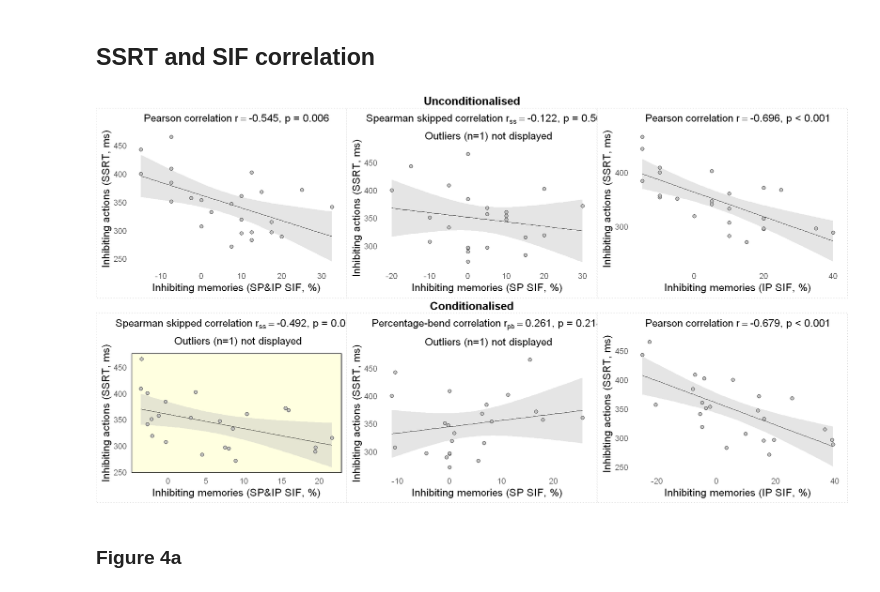
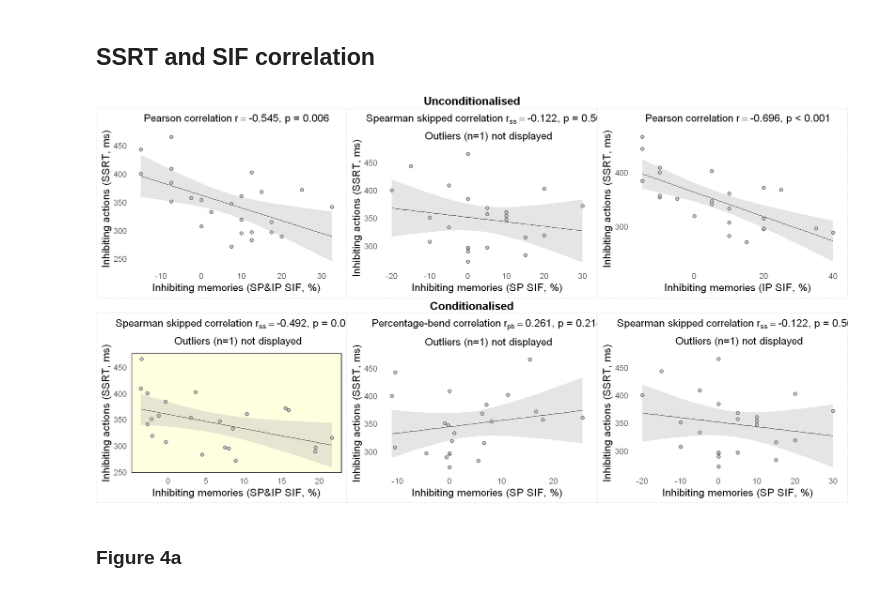
Before and after one commit to dcdace/Domain-general, a Jupyter notebook: Analysis_Notebook_14.ipynb, the cells around one changed output. Cells and saved outputs as stored; diff of their text form; code cells hidden in the pictures.

```diff
--- a/Analysis_Notebook_14.ipynb
+++ b/Analysis_Notebook_14.ipynb
@@ -782,37 +787,37 @@ grid.arrange(
     plotCorrelation(dataTNT$spipSIFu,SSRT,"Inhibiting memories (SP&IP SIF, %)",
                     "Inhibiting actions (SSRT, ms)",
                     doCorrelation(dataTNT$spipSIFu, SSRT, u_spipOutliers),
                     1.8, 11, u_spipOutliers),
     plotCorrelation(dataTNT$spSIFu,SSRT,"Inhibiting memories (SP SIF, %)",
                     "Inhibiting actions (SSRT, ms)",
                     doCorrelation(dataTNT$spSIFu, SSRT, u_spOutliers),
                     1.8, 11, u_spOutliers),
     plotCorrelation(dataTNT$ipSIFu,SSRT,"Inhibiting memories (IP SIF, %)",
                     "Inhibiting actions (SSRT, ms)",
                     doCorrelation(dataTNT$ipSIFu, SSRT, u_ipOutliers),
                     1.8, 11, u_ipOutliers),
     top = textGrob("Unconditionalised", gp=gpar(fontface="bold")),
     nrow = 1),
 
   arrangeGrob(
     plotCorrelation(dataTNT$spipSIFc,SSRT,"Inhibiting memories (SP&IP SIF, %)",
                     "Inhibiting actions (SSRT, ms)",
                     doCorrelation(dataTNT$spipSIFc, SSRT, c_spipOutliers),
                     1.8, 11, c_spipOutliers) +
       theme(panel.background = element_rect(fill = "lightyellow")),
     plotCorrelation(dataTNT$spSIFc,SSRT,"Inhibiting memories (SP SIF, %)",
                     "Inhibiting actions (SSRT, ms)",
                     doCorrelation(dataTNT$spSIFc, SSRT, c_spOutliers),
                     1.8, 11, u_spOutliers),
-    plotCorrelation(dataTNT$ipSIFc,SSRT,"Inhibiting memories (IP SIF, %)",
+    plotCorrelation(dataTNT$spSIFu,SSRT,"Inhibiting memories (SP SIF, %)",
                     "Inhibiting actions (SSRT, ms)",
-                    doCorrelation(dataTNT$ipSIFc, SSRT, c_ipOutliers),
-                    1.8, 11, u_ipOutliers),
+                    doCorrelation(dataTNT$spSIFu, SSRT, u_spOutliers),
+                    1.8, 11, u_spOutliers),
     top = textGrob("Conditionalised", gp=gpar(fontface="bold")),
     nrow = 1)
 )
 # %% [output]
-[figure, old version]
+[figure, new version]
 # %% [markdown]
 ### Figure 4a
 # %%
```
Also changed, not shown: parts of 13 cells of this notebook.
